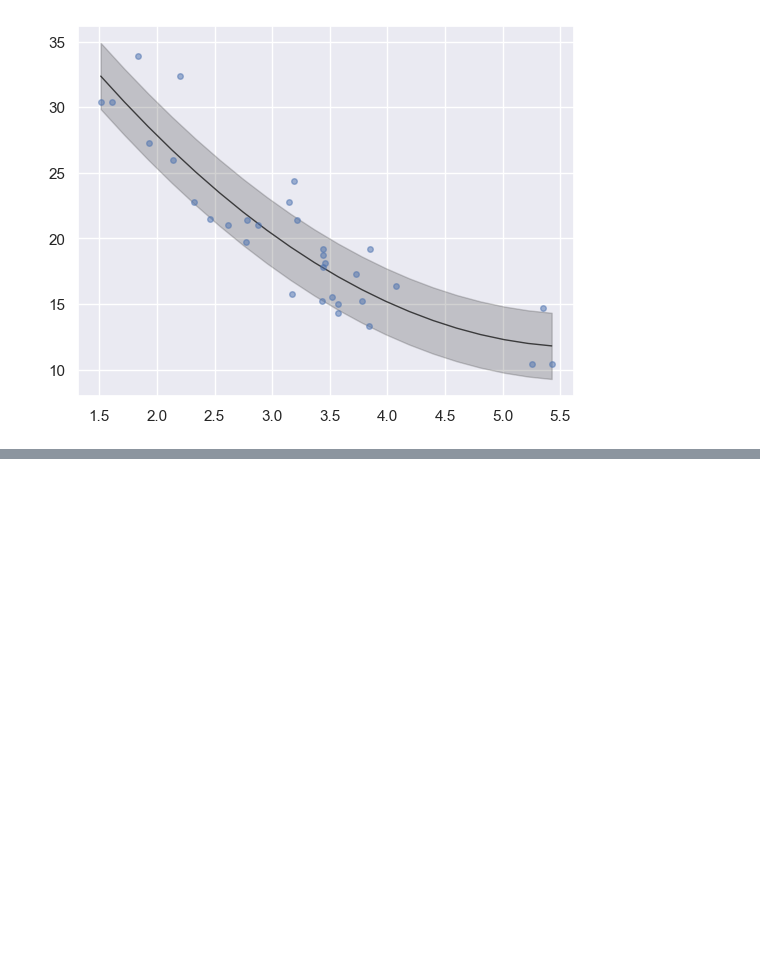
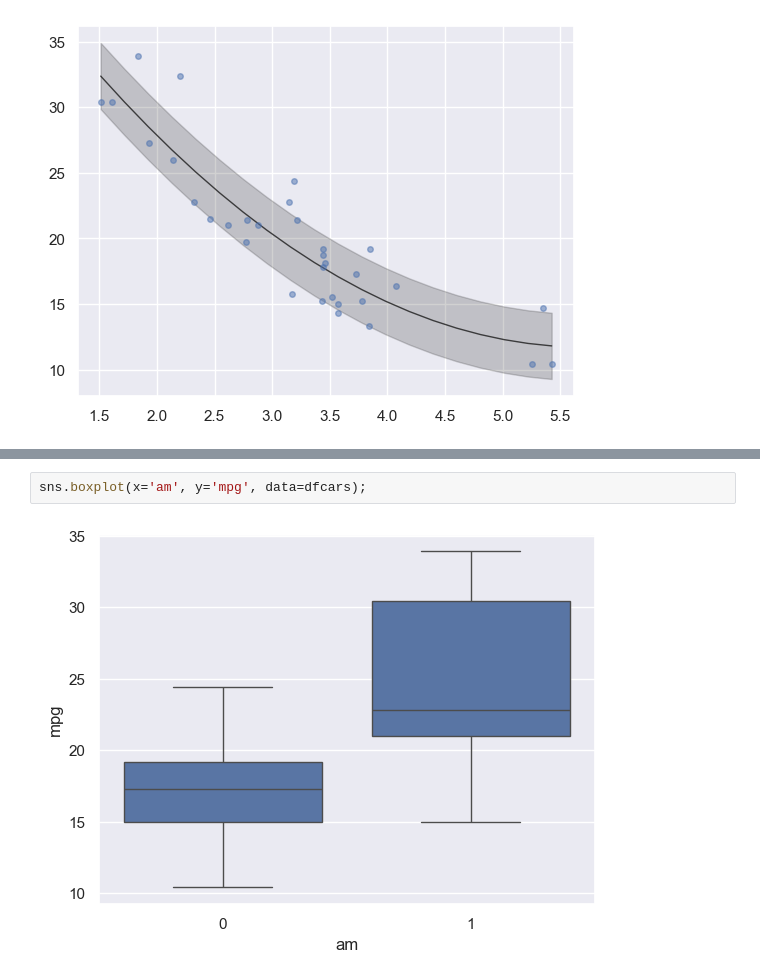
Before and after one commit to crdcamp/lin-reg-application, a Jupyter notebook: references/1_exploratory_data_analysis.ipynb, the cells around one changed output, grey strips where cells are left out. Drawn from its saved outputs; the diff is of its cells as text; blank space fills up the shorter version.

```diff
--- a/references/1_exploratory_data_analysis.ipynb
+++ b/references/1_exploratory_data_analysis.ipynb
@@ -284,0 +297,4 @@ plt.fill_between(xp, yp - sig, yp + sig, color='k', alpha=0.2);
+# %%
+sns.boxplot(x='am', y='mpg', data=dfcars);
+# %% [output]
+[figure, added]
```
Also changed, not shown: parts of 5 cells of this notebook.
